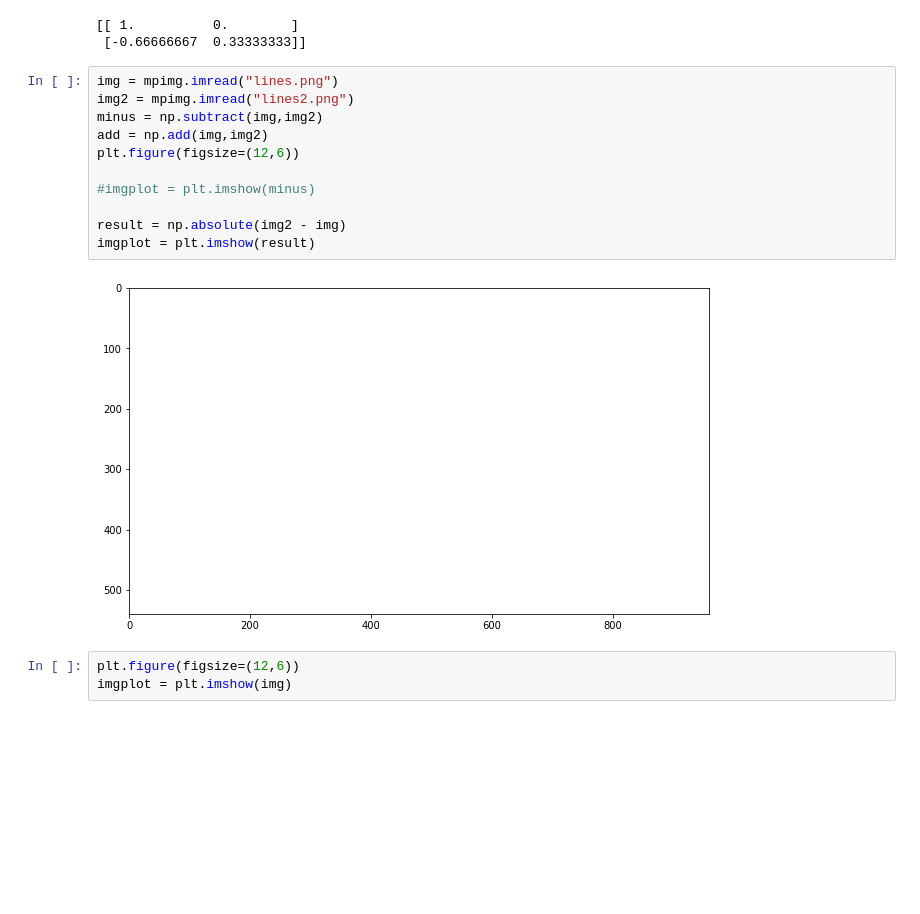
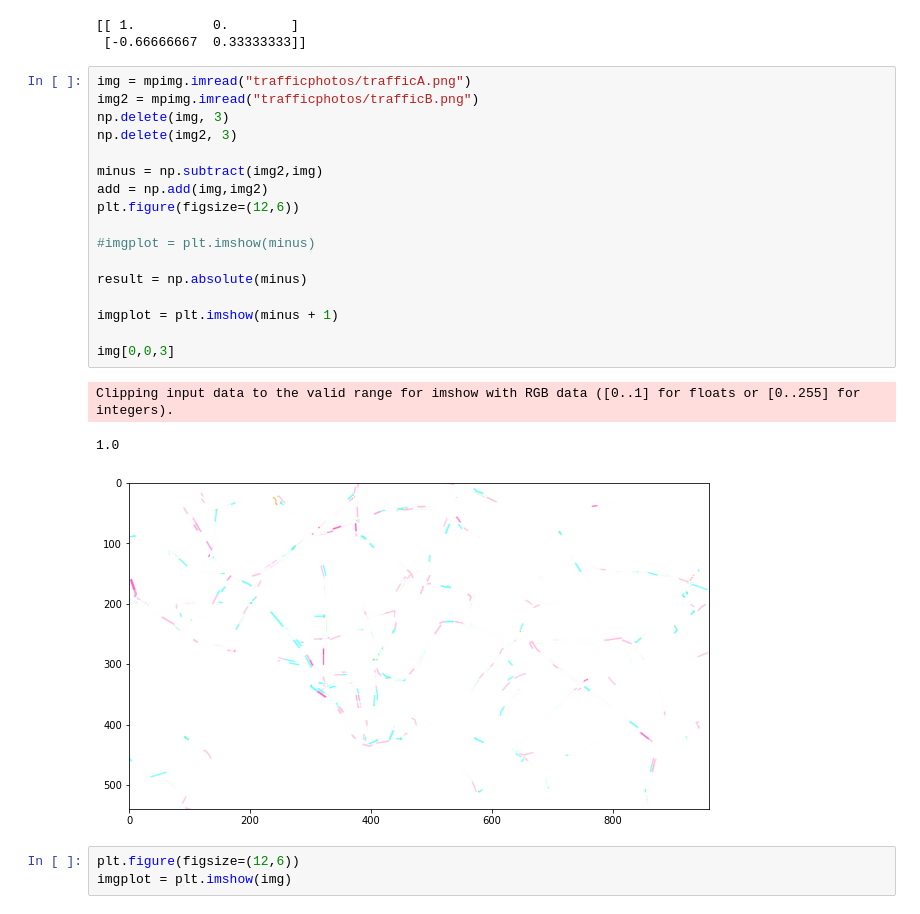
Before and after one commit to jamespilcher/nn_intro, a Jupyter notebook: numpy.ipynb, the cells around one changed output. Cells and saved outputs as stored; diff of their text form; blank space fills up the shorter version.

```diff
--- a/numpy.ipynb
+++ b/numpy.ipynb
@@ -26,18 +26,26 @@ print(ans)
 [[ 1.          0.        ]
  [-0.66666667  0.33333333]]
 # %%
-img = mpimg.imread("lines.png")
-img2 = mpimg.imread("lines2.png")
-minus = np.subtract(img,img2)
+img = mpimg.imread("trafficphotos/trafficA.png")
+img2 = mpimg.imread("trafficphotos/trafficB.png")
+np.delete(img, 3)
+np.delete(img2, 3)
+
+minus = np.subtract(img2,img)
 add = np.add(img,img2)
 plt.figure(figsize=(12,6))
 
 #imgplot = plt.imshow(minus)
 
-result = np.absolute(img2 - img)
-imgplot = plt.imshow(result)
+result = np.absolute(minus)
+
+imgplot = plt.imshow(minus + 1)
+
+img[0,0,3]
 # %% [output]
+Clipping input data to the valid range for imshow with RGB data ([0..1] for floats or [0..255] for integers).
+1.0
-[figure, old version]
+[figure, new version]
 # %%
 plt.figure(figsize=(12,6))
 imgplot = plt.imshow(img)
```
Also changed, not shown: parts of 6 cells of this notebook, 1 other file.
